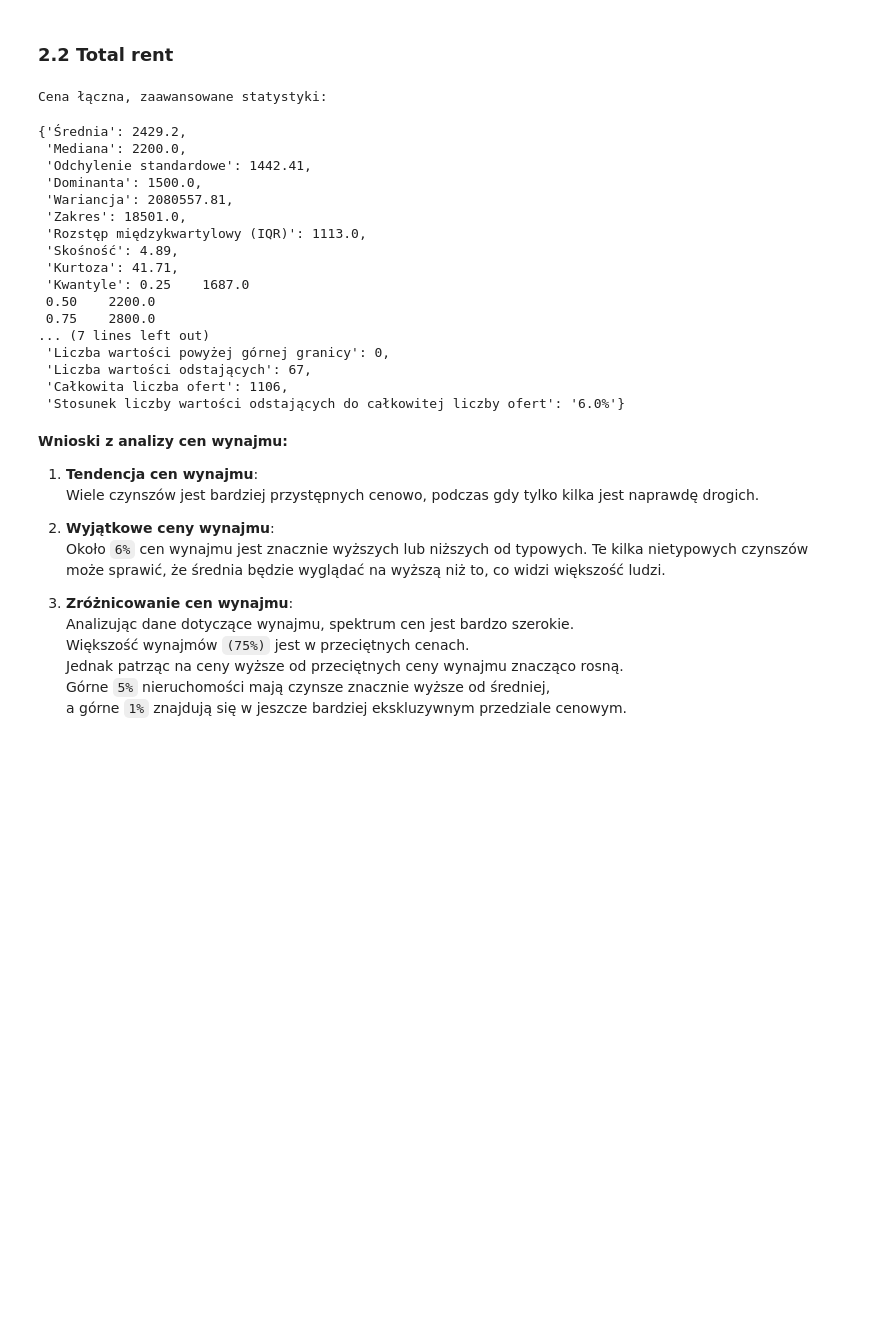
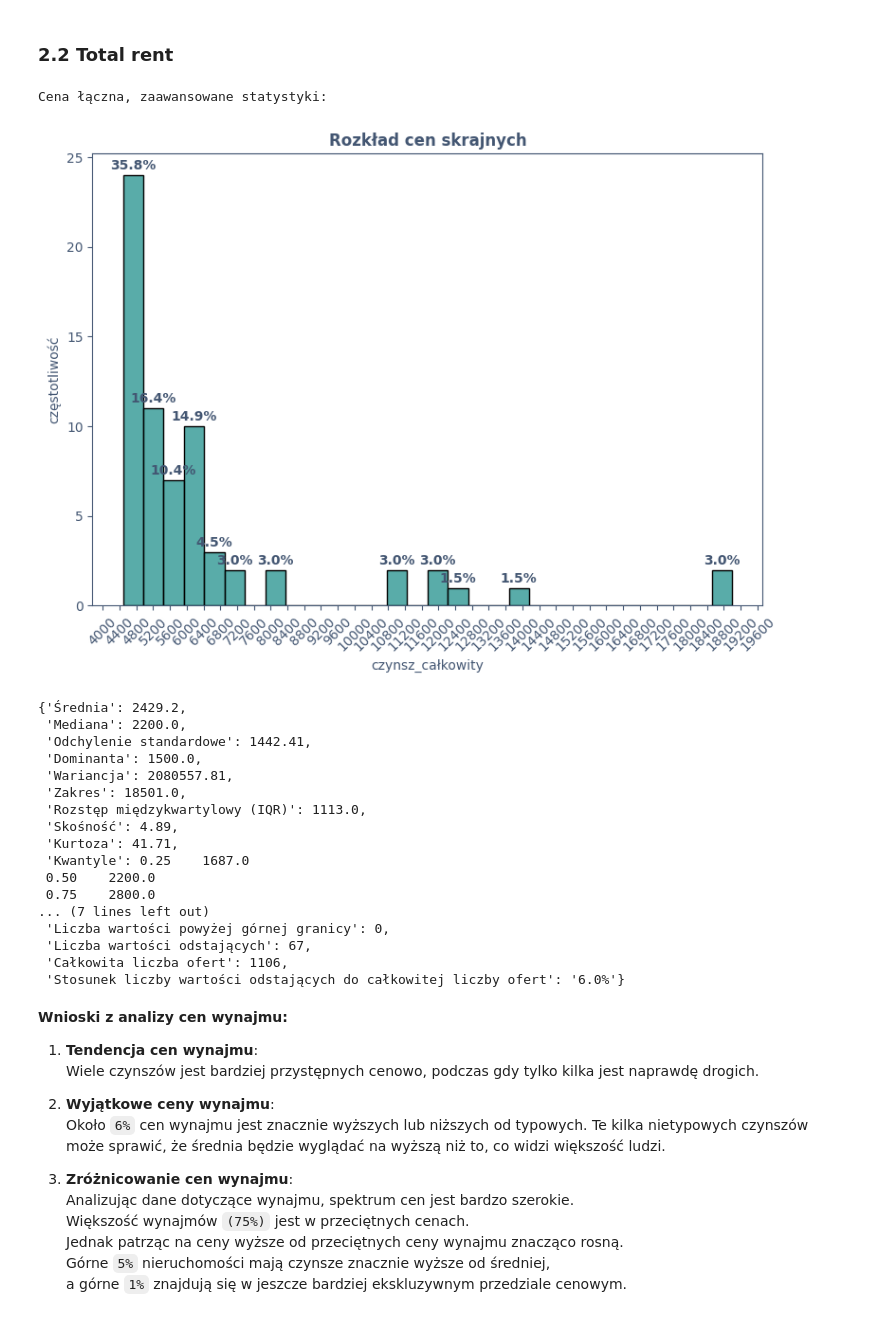
Before and after one commit to Luk-kar/Home-Market-Harvester, a Jupyter notebook: notebooks/003_EDA.pl.ipynb, the cells around one changed output. Saved outputs shown, nothing was run; the diff lists cells and outputs as text; code cells hidden in the pictures; blank space fills up the shorter version.

```diff
--- a/notebooks/003_EDA.pl.ipynb
+++ b/notebooks/003_EDA.pl.ipynb
@@ -209,33 +263,36 @@ def advanced_statistical_analysis(df: pd.DataFrame = combined_df):
     outliers_upper = price_data[(price_data >= upper_bound)].count()
     outliers_lower = price_data[(price_data <= lower_bound)].count()
     outlier_total = outliers_upper + outliers_lower
+    outlier_data = price_data[(price_data <= lower_bound) | (price_data >= upper_bound)]
 
     advanced_statistics = {
         "Średnia": mean_price.round(2),
         "Mediana": median_price,
         "Odchylenie standardowe": std_dev_price.round(2),
         "Dominanta": mode_price,
         "Wariancja": variance_price.round(2),
         "Zakres": range_price,
         "Rozstęp międzykwartylowy (IQR)": iqr_price,
         "Skośność": skewness_price.round(2),
         "Kurtoza": kurtosis_price.round(2),
         "Kwantyle": quantiles_price,
         "Dolna granica wykrywania wartości odstających": lower_bound,
         "Górna granica wykrywania wartości odstających": upper_bound,
         "Liczba wartości poniżej dolnej granicy": outliers_upper,
         "Liczba wartości powyżej górnej granicy": outliers_lower,
         "Liczba wartości odstających": outlier_total,
         "Całkowita liczba ofert": price_data.count(),
         "Stosunek liczby wartości odstających do całkowitej liczby ofert": str((outlier_total / price_data.count()).round(2) * 100)+ "%",
     }
 
     print("Cena łączna, zaawansowane statystyki:")
+    plot_distribution(outlier_data, 'Rozkład cen skrajnych', False, 30, 40, True)
     return advanced_statistics
 
 advanced_statistical_analysis(combined_df)
 # %% [output]
 Cena łączna, zaawansowane statystyki:
+[figure, added]
 {'Średnia': 2429.2,
  'Mediana': 2200.0,
  'Odchylenie standardowe': 1442.41,
```
Also changed, not shown: parts of 2 cells of this notebook, 2 other files.
